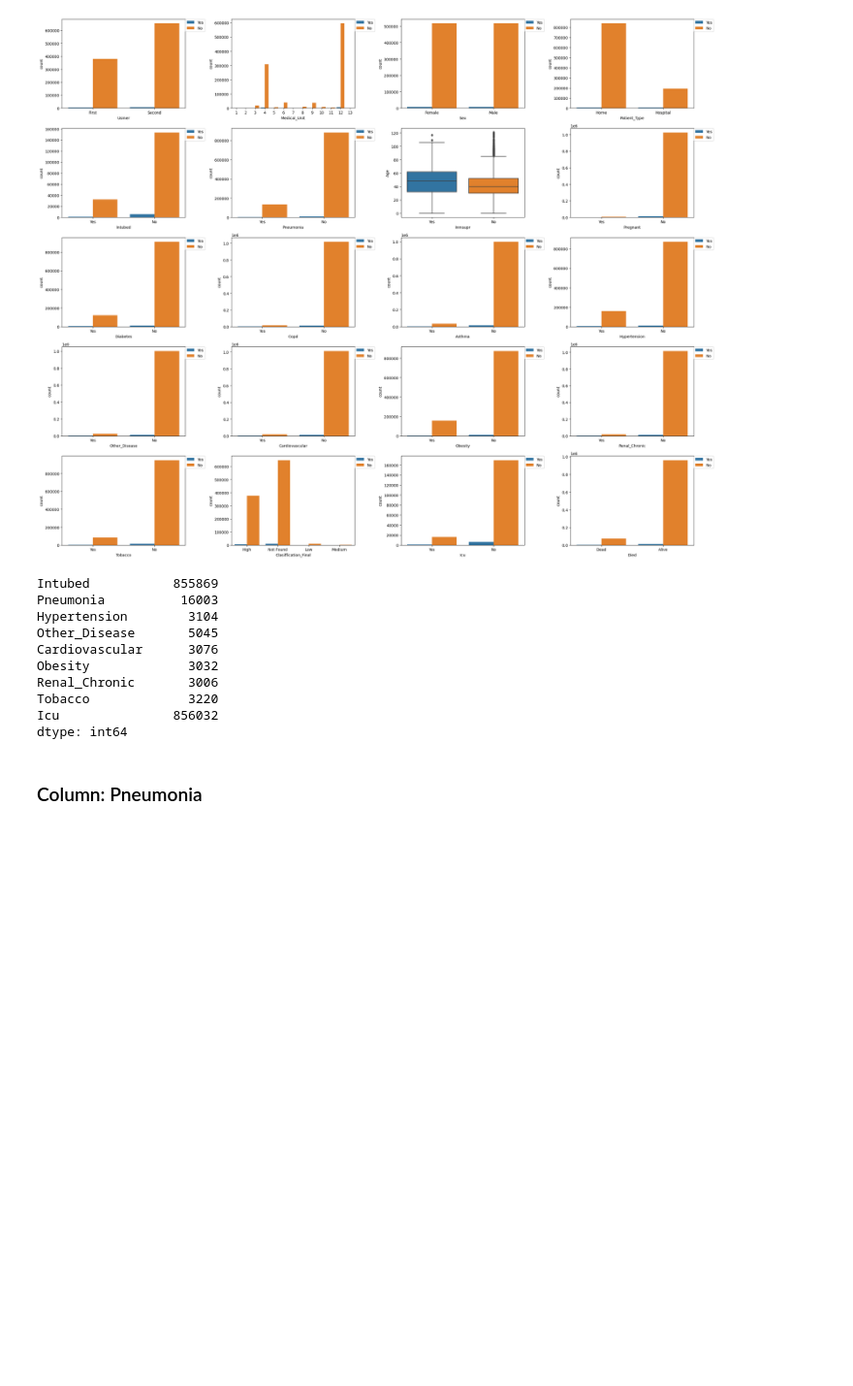
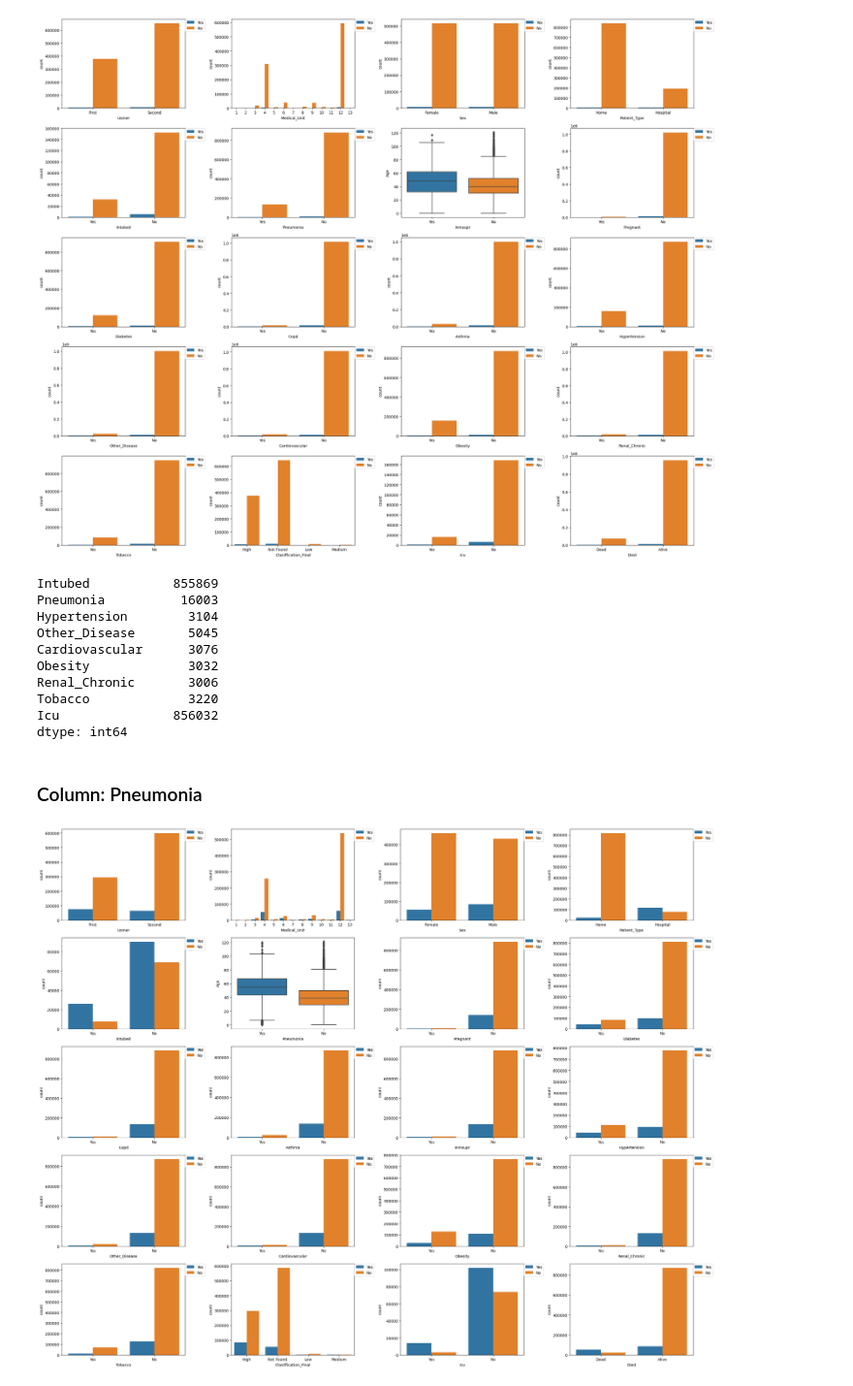
Before and after one commit to Dhruv-Chandra/Covid-19, a Jupyter notebook: Covid.ipynb, the cells around one changed output. Shown at 97% size. Saved outputs shown, nothing was run; the diff lists cells and outputs as text; code cells hidden in the pictures; blank space fills up the shorter version.

```diff
--- a/Covid.ipynb
+++ b/Covid.ipynb
@@ -520,3 +522,7 @@ Icu               856032
 dtype: int64
 # %% [markdown]
 ### Column: Pneumonia
+# %%
+bivariate(y = 'Pneumonia')
+# %% [output]
+[figure, added]
```
Also changed, not shown: parts of 12 cells of this notebook.
